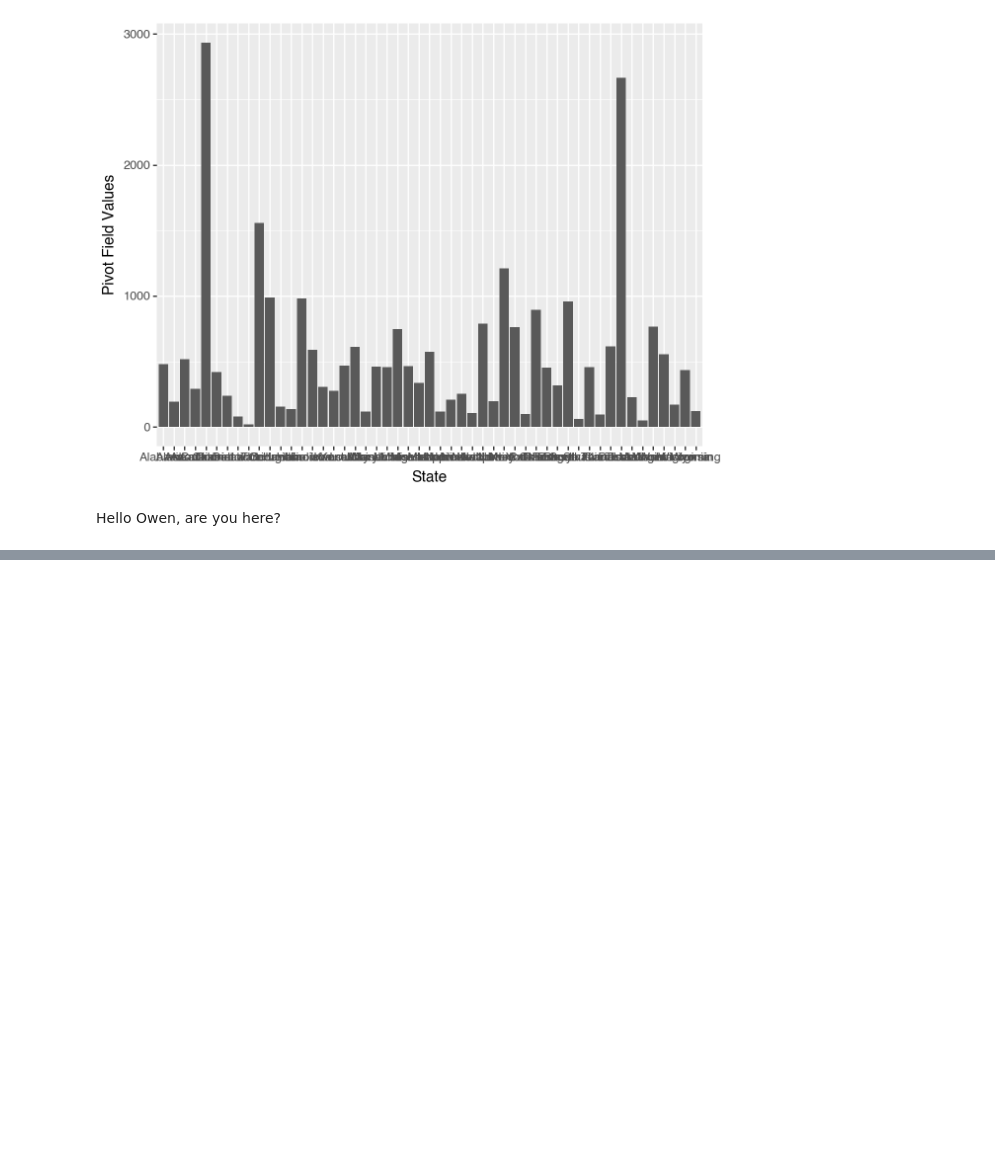
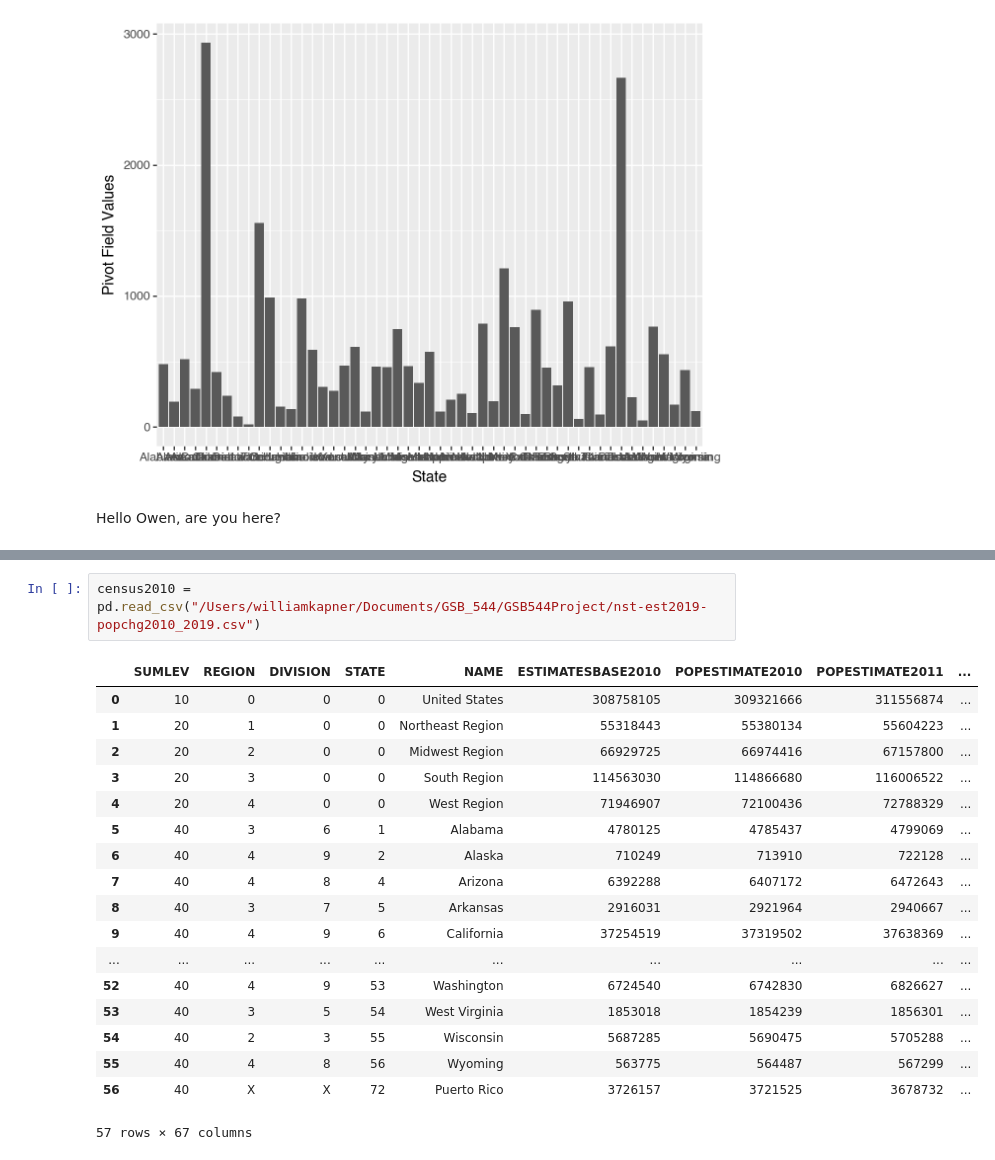
Before and after one commit to wkapner/GSB544Project, a Jupyter notebook: Project.ipynb, the cells around one changed output, grey strips where cells are left out. Saved outputs shown, nothing was run; the diff lists cells and outputs as text; blank space fills up the shorter version.

```diff
--- a/Project.ipynb
+++ b/Project.ipynb
@@ -69,0 +156,21 @@ Hello Owen, are you here?
+# %%
+census2010 = pd.read_csv("/Users/williamkapner/Documents/GSB_544/GSB544Project/nst-est2019-popchg2010_2019.csv")
+# %% [output]
+|  | SUMLEV | REGION | DIVISION | STATE | NAME | ESTIMATESBASE2010 | POPESTIMATE2010 | POPESTIMATE2011 | ... |
+| 0 | 10 | 0 | 0 | 0 | United States | 308758105 | 309321666 | 311556874 | ... |
+| 1 | 20 | 1 | 0 | 0 | Northeast Region | 55318443 | 55380134 | 55604223 | ... |
+| 2 | 20 | 2 | 0 | 0 | Midwest Region | 66929725 | 66974416 | 67157800 | ... |
+| 3 | 20 | 3 | 0 | 0 | South Region | 114563030 | 114866680 | 116006522 | ... |
+| 4 | 20 | 4 | 0 | 0 | West Region | 71946907 | 72100436 | 72788329 | ... |
+| 5 | 40 | 3 | 6 | 1 | Alabama | 4780125 | 4785437 | 4799069 | ... |
+| 6 | 40 | 4 | 9 | 2 | Alaska | 710249 | 713910 | 722128 | ... |
+| 7 | 40 | 4 | 8 | 4 | Arizona | 6392288 | 6407172 | 6472643 | ... |
+| 8 | 40 | 3 | 7 | 5 | Arkansas | 2916031 | 2921964 | 2940667 | ... |
+| 9 | 40 | 4 | 9 | 6 | California | 37254519 | 37319502 | 37638369 | ... |
+| ... | ... | ... | ... | ... | ... | ... | ... | ... | ... |
+| 52 | 40 | 4 | 9 | 53 | Washington | 6724540 | 6742830 | 6826627 | ... |
+| 53 | 40 | 3 | 5 | 54 | West Virginia | 1853018 | 1854239 | 1856301 | ... |
+| 54 | 40 | 2 | 3 | 55 | Wisconsin | 5687285 | 5690475 | 5705288 | ... |
+| 55 | 40 | 4 | 8 | 56 | Wyoming | 563775 | 564487 | 567299 | ... |
+| 56 | 40 | X | X | 72 | Puerto Rico | 3726157 | 3721525 | 3678732 | ... |
+57 rows × 67 columns
```
Also changed, not shown: parts of 6 cells of this notebook, 3 other files.
